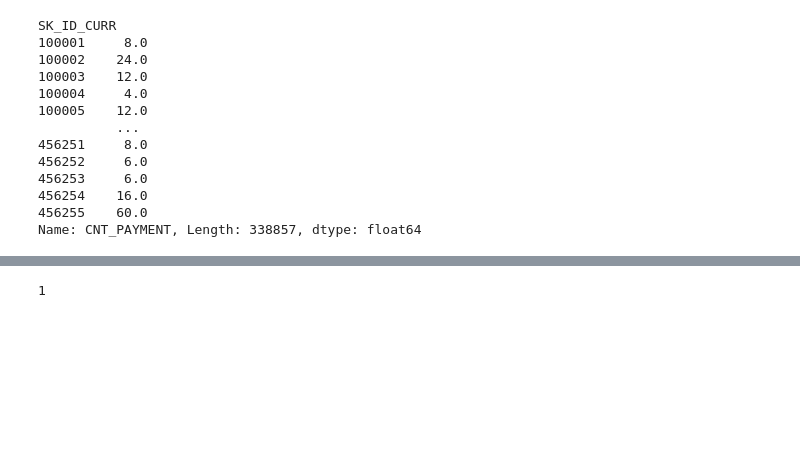
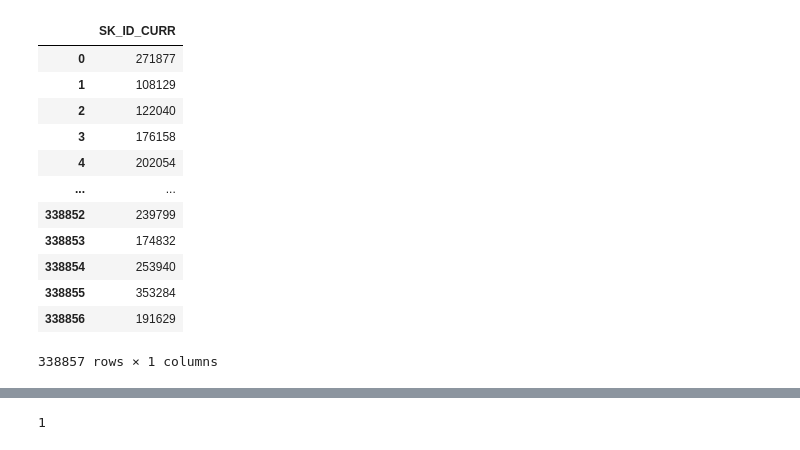
Before and after one commit to hansikpaoeka-cmd/AI_datamining, a Jupyter notebook: src/features/Feature_derivation.ipynb, the cells around one changed output, grey strips where cells are left out. Drawn from its saved outputs; the diff is of its cells as text; code cells hidden in the pictures; blank space fills up the shorter version.

```diff
--- a/src/features/Feature_derivation.ipynb
+++ b/src/features/Feature_derivation.ipynb
@@ -30,18 +30,20 @@ credit_card_balance_ft = pd.read_csv(r'I:\PYTHON\AI_datamining\data\processed\cr
 previous_application_ft = pd.read_csv(r'I:\PYTHON\AI_datamining\data\processed\previous_application_cleaned.csv')
 installment_payments_ft = pd.read_csv(r'I:\PYTHON\AI_datamining\data\processed\installment_payments_cleaned.csv')
 # %%
-previous_application_ft.groupby('SK_ID_CURR')['CNT_PAYMENT'].max()
+df_b = pd.DataFrame()
+df_b['SK_ID_CURR'] = previous_application_ft['SK_ID_CURR'].unique()
+df_b
 # %% [output]
+|  | SK_ID_CURR |
+| 0 | 271877 |
+| 1 | 108129 |
+| 2 | 122040 |
+| 3 | 176158 |
+| 4 | 202054 |
+| ... | ... |
+| 338852 | 239799 |
+| 338853 | 174832 |
+| 338854 | 253940 |
+| 338855 | 353284 |
+| 338856 | 191629 |
-SK_ID_CURR
-100001     8.0
-100002    24.0
-100003    12.0
-100004     4.0
-100005    12.0
-          ...
-456251     8.0
-456252     6.0
-456253     6.0
-456254    16.0
-456255    60.0
-Name: CNT_PAYMENT, Length: 338857, dtype: float64
+338857 rows × 1 columns
```
Also changed, not shown: parts of 11 cells of this notebook, 2 other files.
